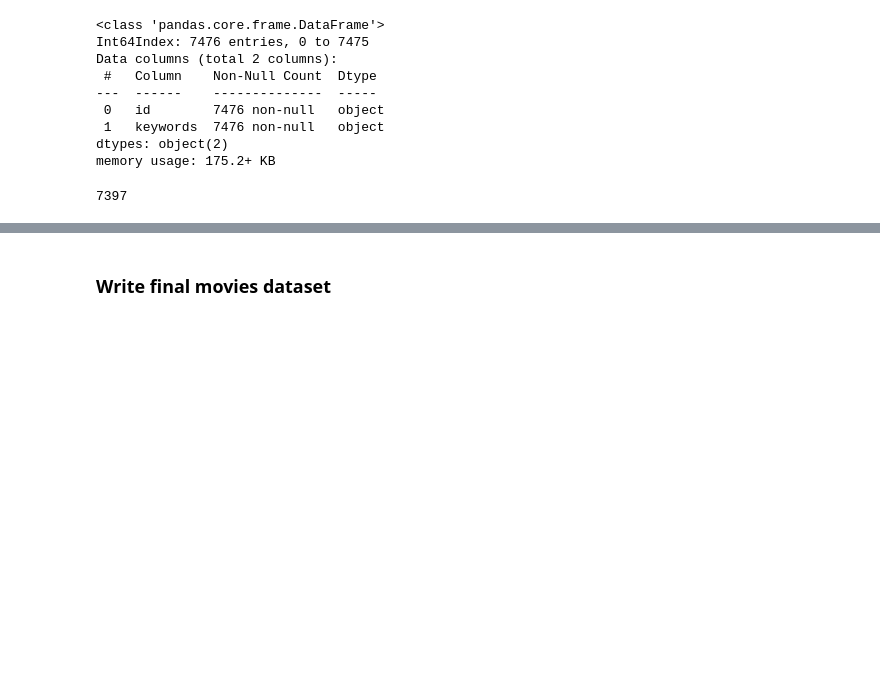
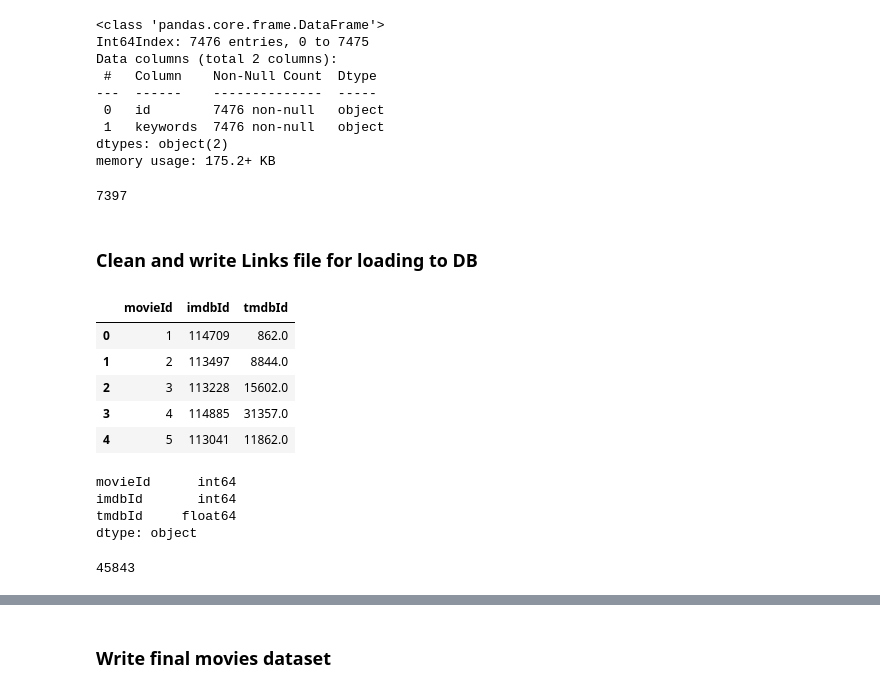
Before and after one commit to Snicho1945/Film-Release-Date-Analysis, a Jupyter notebook: clean_movie_metadata.ipynb, the cells around one changed output, grey strips where cells are left out. Drawn from its saved outputs; the diff is of its cells as text; code cells hidden in the pictures; blank space fills up the shorter version.

Commit message:
new code for links table

```diff
--- a/clean_movie_metadata.ipynb
+++ b/clean_movie_metadata.ipynb
@@ -1033,3 +1033,26 @@ len(keywords_df.index)
 # %%
 # write clean keywords data to csv file for loading to db
 keywords_df.to_csv('keywords_clean.csv', index=False)
+# %% [markdown]
+### Clean and write Links file for loading to DB
+# %%
+links_df = pd.read_csv("links.csv")
+links_df.head()
+# %% [output]
+|  | movieId | imdbId | tmdbId |
+| 0 | 1 | 114709 | 862.0 |
+| 1 | 2 | 113497 | 8844.0 |
+| 2 | 3 | 113228 | 15602.0 |
+| 3 | 4 | 114885 | 31357.0 |
+| 4 | 5 | 113041 | 11862.0 |
+# %%
+links_df.dtypes
+# %% [output]
+movieId      int64
+imdbId       int64
+tmdbId     float64
+dtype: object
+# %%
+len(links_df)
+# %% [output]
+45843
```
Also changed, not shown: parts of 11 cells of this notebook, 3 other files.
